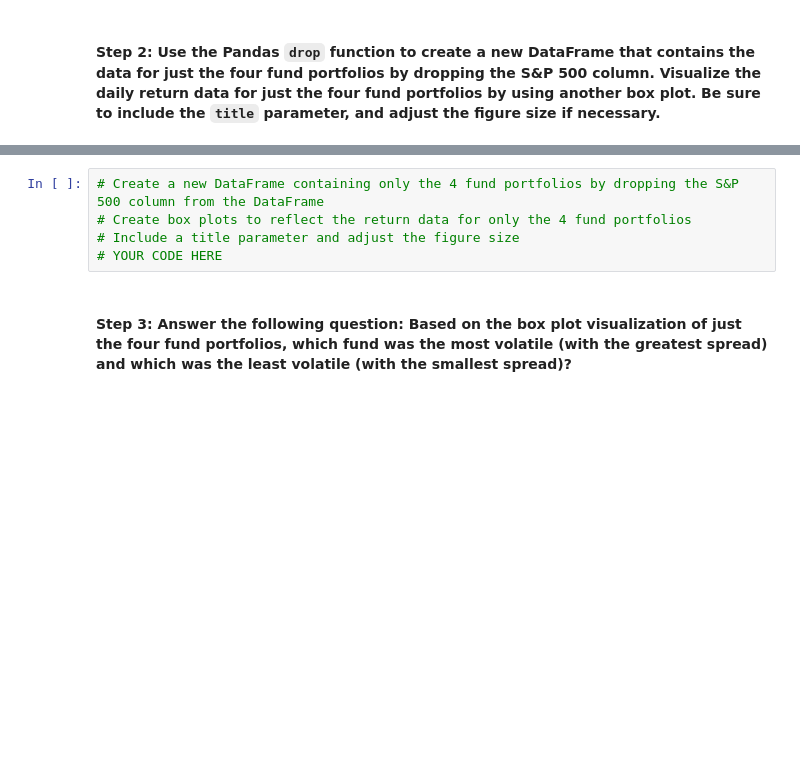
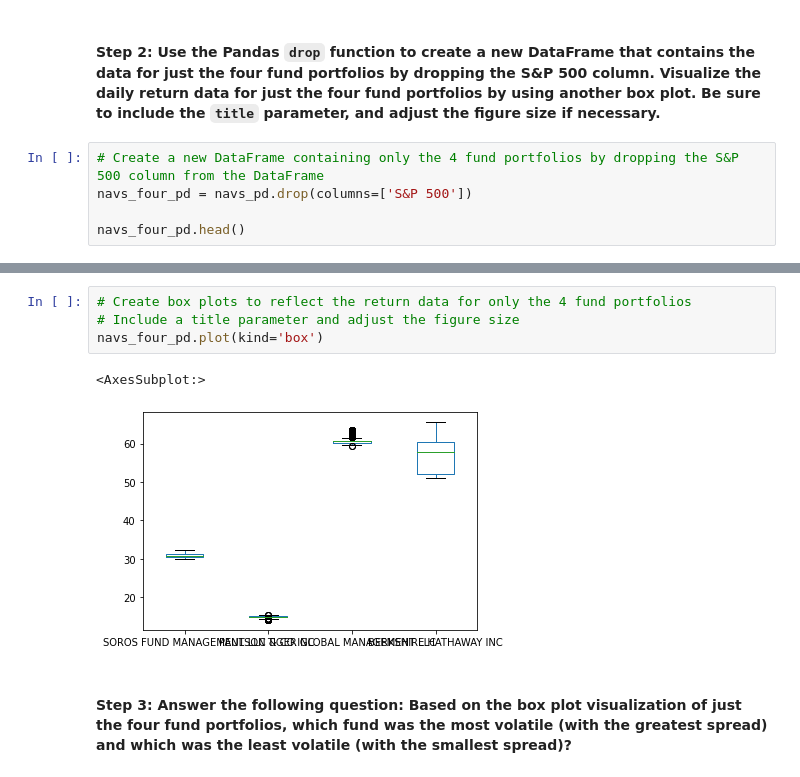
Before and after one commit to vishkast203/Challenge_Assignment-4, a Jupyter notebook: Starter_Code/risk_return_analysis.ipynb, the cells around one changed output, grey strips where cells are left out. Saved outputs shown, nothing was run; the diff lists cells and outputs as text; blank space fills up the shorter version.

```diff
--- a/Starter_Code/risk_return_analysis.ipynb
+++ b/Starter_Code/risk_return_analysis.ipynb
@@ -249,2 +253,7 @@ Analyze the volatility of each of the four fund portfolios and of the S&P 500 In
 # %% [markdown]
 #### Step 2: Use the Pandas `drop` function to create a new DataFrame that contains the data for just the four fund portfolios by dropping the S&P 500 column. Visualize the daily return data for just the four fund portfolios by using another box plot. Be sure to include the `title` parameter, and adjust the figure size if necessary.
+# %%
+# Create a new DataFrame containing only the 4 fund portfolios by dropping the S&P 500 column from the DataFrame
+navs_four_pd = navs_pd.drop(columns=['S&P 500'])
+
+navs_four_pd.head()
@@ -251,8 +280,10 @@ Analyze the volatility of each of the four fund portfolios and of the S&P 500 In
 # %%
-# Create a new DataFrame containing only the 4 fund portfolios by dropping the S&P 500 column from the DataFrame
 # Create box plots to reflect the return data for only the 4 fund portfolios
 # Include a title parameter and adjust the figure size
-# YOUR CODE HERE
+navs_four_pd.plot(kind='box')
+# %% [output]
+<AxesSubplot:>
+[figure, added]
 # %% [markdown]
 #### Step 3: Answer the following question: Based on the box plot visualization of just the four fund portfolios, which fund was the most volatile (with the greatest spread) and which was the least volatile (with the smallest spread)?
 # %% [markdown]
```
Also changed, not shown: parts of 5 cells of this notebook.
